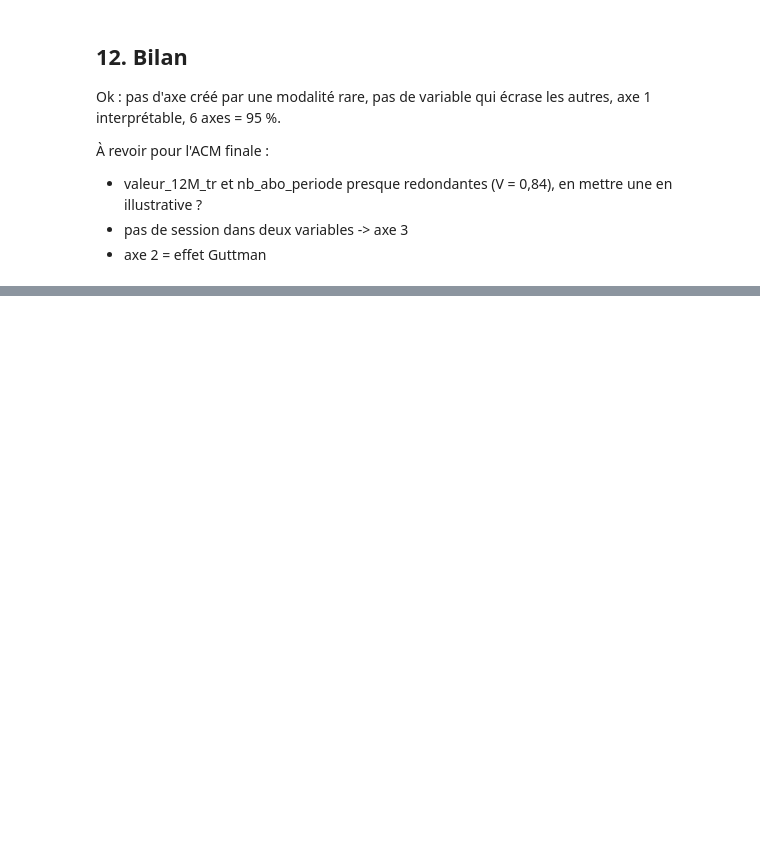
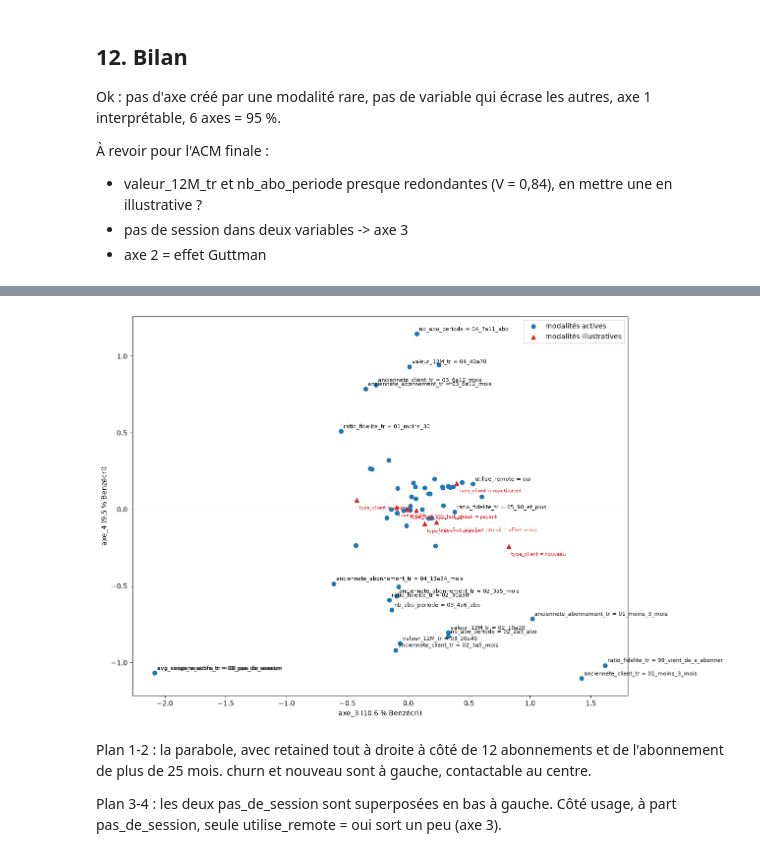
Before and after one commit to MoussaLabs/Clustering, a Jupyter notebook: analyse_avant_acm_v2.ipynb, the cells around one changed output, grey strips where cells are left out. Drawn from its saved outputs; the diff is of its cells as text; code cells hidden in the pictures; blank space fills up the shorter version.

```diff
--- a/analyse_avant_acm_v2.ipynb
+++ b/analyse_avant_acm_v2.ipynb
@@ -1866,0 +1871,3 @@ Ok : pas d'axe créé par une modalité rare, pas de variable qui écrase les au
+# %%
+ech = df2.sample(frac=0.2, random_state=1).copy()
+print(len(ech))
@@ -1866,0 +2123,8 @@ Ok : pas d'axe créé par une modalité rare, pas de variable qui écrase les au
+# %%
+plan(res1, illus1, "axe_3", "axe_4")
+# %% [output]
+[figure, added]
+# %% [markdown]
+Plan 1-2 : la parabole, avec retained tout à droite à côté de 12 abonnements et de l'abonnement de plus de 25 mois. churn et nouveau sont à gauche, contactable au centre.
+
+Plan 3-4 : les deux pas_de_session sont superposées en bas à gauche. Côté usage, à part pas_de_session, seule utilise_remote = oui sort un peu (axe 3).
```
Also changed, not shown: parts of 44 cells of this notebook, 1 other file.
